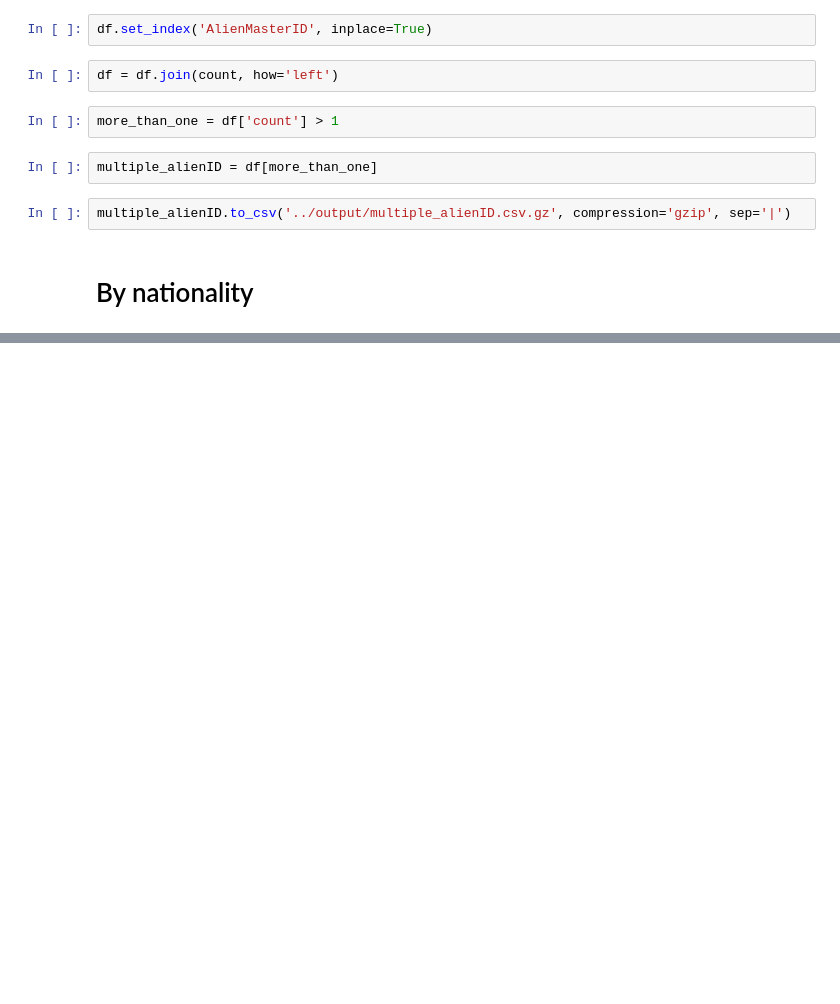
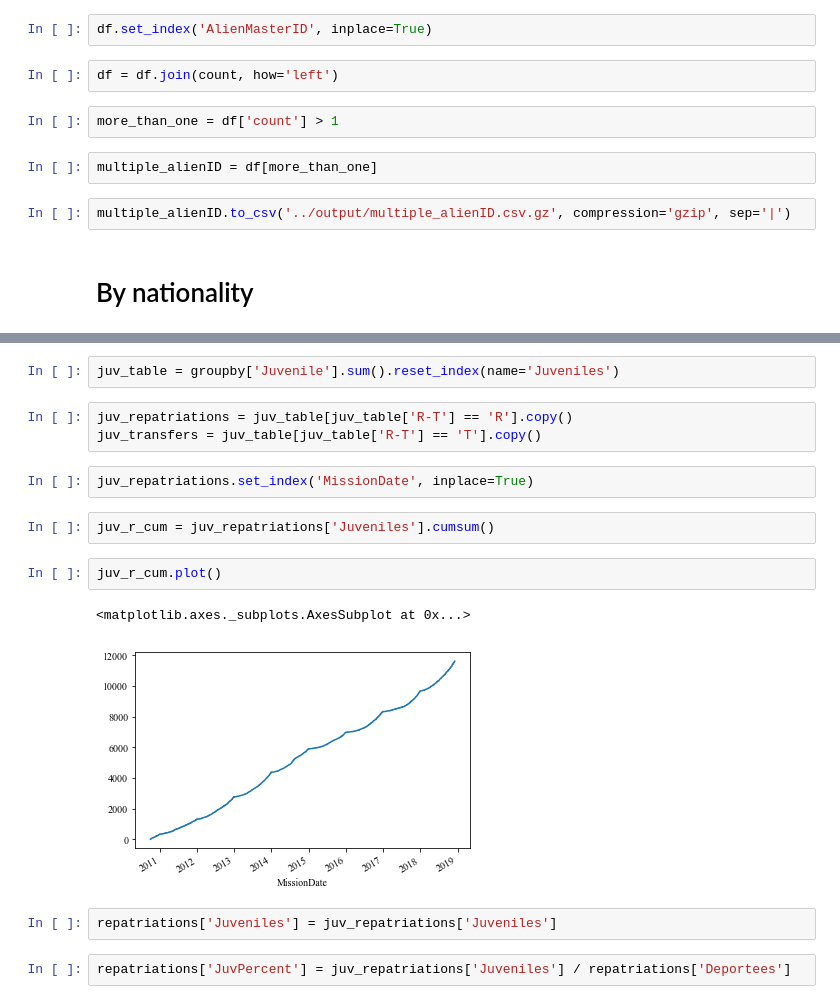
Before and after one commit to UWCHR/ice-air, a Jupyter notebook: analyze/note/analyze.ipynb, the cells around one changed output, grey strips where cells are left out. Drawn from its saved outputs; the diff is of its cells as text; blank space fills up the shorter version.

```diff
--- a/analyze/note/analyze.ipynb
+++ b/analyze/note/analyze.ipynb
@@ -610,0 +597,18 @@ somali_repatriations
+# %%
+juv_table = groupby['Juvenile'].sum().reset_index(name='Juveniles')
+# %%
+juv_repatriations = juv_table[juv_table['R-T'] == 'R'].copy()
+juv_transfers = juv_table[juv_table['R-T'] == 'T'].copy()
+# %%
+juv_repatriations.set_index('MissionDate', inplace=True)
+# %%
+juv_r_cum = juv_repatriations['Juveniles'].cumsum()
+# %%
+juv_r_cum.plot()
+# %% [output]
+<matplotlib.axes._subplots.AxesSubplot at 0x...>
+[figure, added]
+# %%
+repatriations['Juveniles'] = juv_repatriations['Juveniles']
+# %%
+repatriations['JuvPercent'] = juv_repatriations['Juveniles'] / repatriations['Deportees']
```
Also changed, not shown: parts of 30 cells of this notebook.
